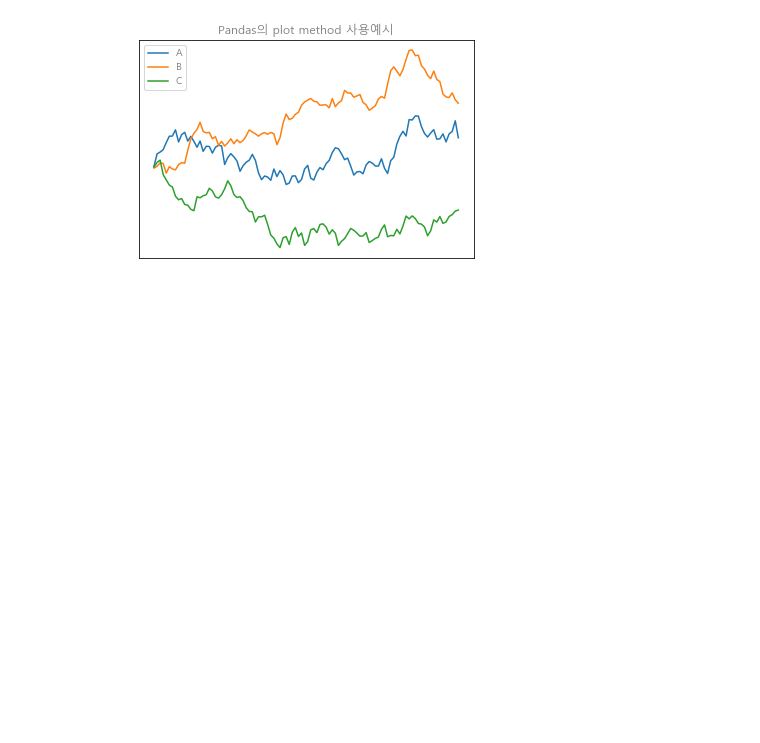
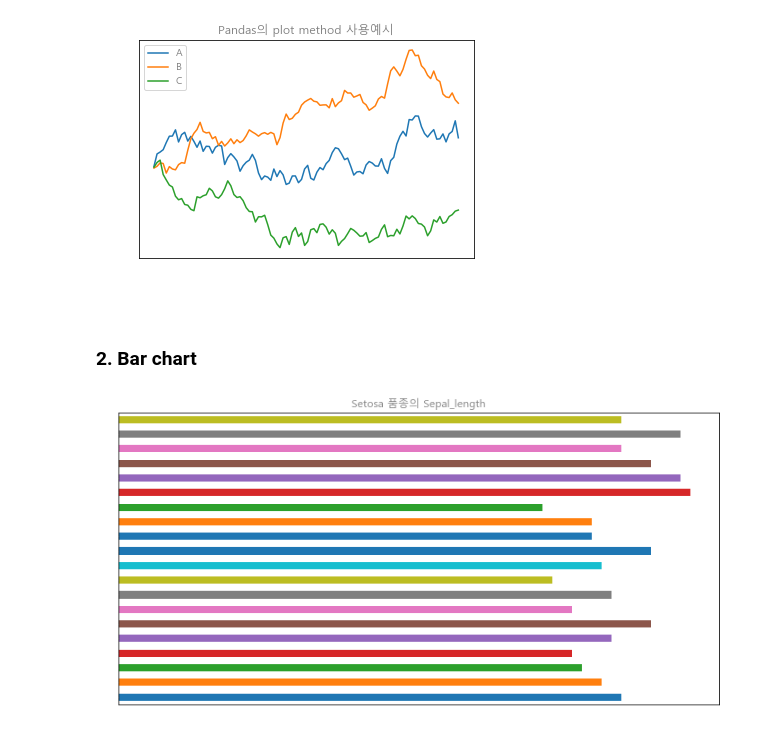
Before and after one commit to Lunawood/DataAnalysis-Lecture-2022.04, a Jupyter notebook: 03.시각화/11.Pandas시각화.ipynb, the cells around one changed output. Drawn from its saved outputs; the diff is of its cells as text; code cells hidden in the pictures; blank space fills up the shorter version.

```diff
--- a/03.시각화/11.Pandas시각화.ipynb
+++ b/03.시각화/11.Pandas시각화.ipynb
@@ -8,10 +8,11 @@ import matplotlib.pyplot as plt
 mpl.rcParams['axes.unicode_minus'] = False
 mpl.rcParams['font.family'] = 'Malgun Gothic'
 
-plt.rcParams.update({'text.color': "gray",
+plt.rcParams.update({
+                    'text.color': "gray",
                     'axes.labelcolor': "white",
-                    'xtick.color': "white",
-                    'ytick.color': "white"
+                    'xtick.color': "white",     # xtick color
+                    'ytick.color': "white"      # ytick color
                     })
 # %% [markdown]
 ### 1. Line graph
@@ -35,3 +36,15 @@ plt.xlabel('일자'), plt.ylabel('데이터')
 plt.show()          # text color는 gray
 # %% [output]
 [figure]
+# %% [markdown]
+### 2. Bar chart
+# %%
+import seaborn as sns
+iris = sns.load_dataset('iris')
+
+plt.figure(figsize=(12, 6))
+iris.sepal_length[:20].plot(kind='barh')      # Series.plot(kind=그래프종류, rot=tick돌리기)
+plt.title('Setosa 품종의 Sepal_length')
+plt.show()
+# %% [output]
+[figure, added]
```
Also changed, not shown: parts of 9 cells of this notebook, 1 other file.
